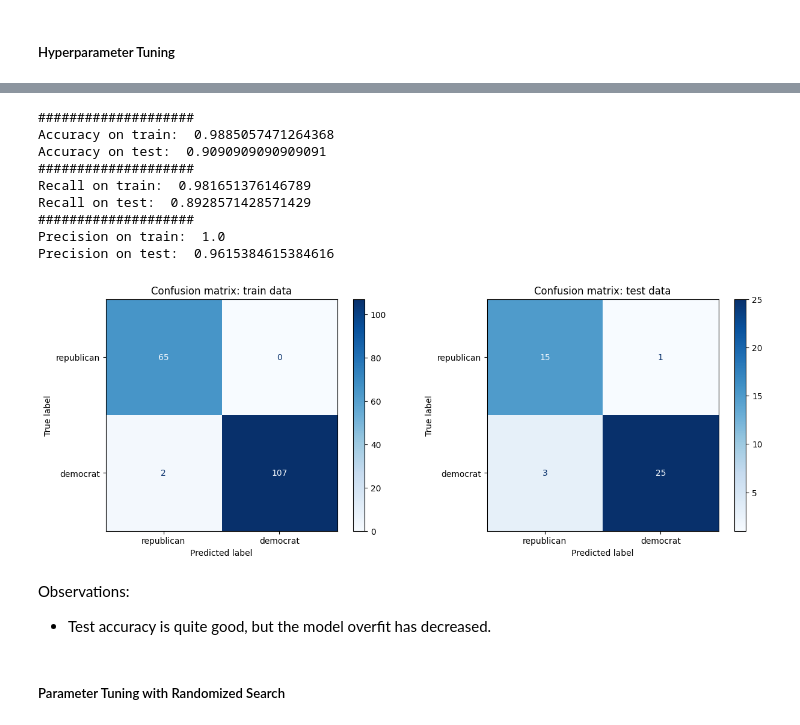
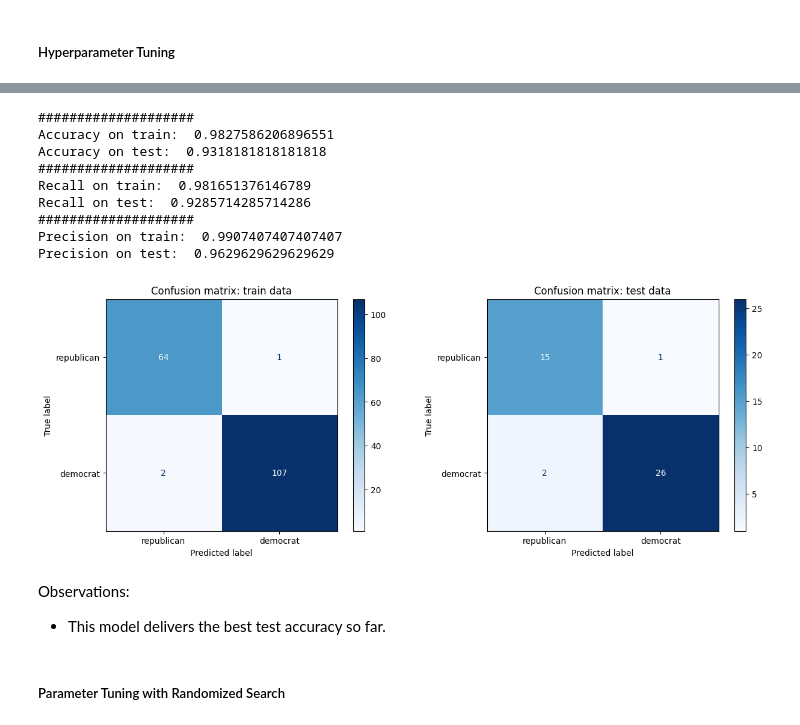
Before and after one commit to nadiaverdha/MachineLearningEx1, a Jupyter notebook: Ex1_kaggle_small.ipynb, the cells around one changed output, grey strips where cells are left out. Saved outputs shown, nothing was run; the diff lists cells and outputs as text; code cells hidden in the pictures.

```diff
--- a/Ex1_kaggle_small.ipynb
+++ b/Ex1_kaggle_small.ipynb
@@ -603,0 +598,5 @@ RandomizedSearchCV(cv=KFold(n_splits=10, random_state=1, shuffle=True),
+# %%
+start_time = time.time()
+rand_search_tree.fit(X_train,y_train)
+end_time = time.time()
+print('Average execution time across 10 fold ',str((end_time-start_time)/10))
@@ -721,21 +741,26 @@ Precision on test:  0.8709677419354839
 # %% [markdown]
 ##### Hyperparameter Tuning
 # %%
+imputer =  KNNImputer(n_neighbors=5, weights='distance', metric='nan_euclidean')
+
+pipeline = Pipeline([
+    ('imputer', imputer),
+    ('rf',RandomForestClassifier(random_state = 1))
+])
 #parameter grid
 param_grid = {
-    'bootstrap': [True,False],
-    'n_estimators': [10,30,50,80,100, 200, 300,400,500,600, 1000],
-    'max_depth':[3,5,8,15,20,25,30],
-    'class_weight':[None,'balanced']
-}
-#base model
-rf = RandomForestClassifier(random_state = 1)
+    'rf__bootstrap': [True,False],
+    'rf__n_estimators': [10,30,50,80,100, 200, 300,400,500,600, 1000],
+    'rf__max_depth':[3,5,8,15,20,25,30] ,
+    'rf__class_weight':[None,'balanced'],
+    'imputer__n_neighbors':[5],
+    'imputer__weights':['distance'],
+    'imputer__metric': ['nan_euclidean']}
+
 
 kf = KFold(n_splits= 10, shuffle=True, random_state=1)
 scorer = make_scorer(accuracy_score)
 
 
-grid_search_rf = GridSearchCV(estimator = rf, param_grid = param_grid,
+grid_search_rf = GridSearchCV(estimator = pipeline, param_grid = param_grid,
                           cv = kf, n_jobs = -1, verbose = 2,scoring = scorer)
-# %%
-grid_search_rf.fit(X_train_imputed, y_train)
@@ -767,0 +767,4 @@ GridSearchCV(cv=KFold(n_splits=10, random_state=1, shuffle=True),
+# %%
+start_time = time.time()
+grid_search_rf.fit(X_train, y_train)
+end_time = time.time()
@@ -778,20 +804,20 @@ RandomForestClassifier(class_weight='balanced', max_depth=3, n_estimators=1000,
 # %%
-evaluate(rf_best)
+evaluate(rf_best,X_train,X_test)
 # %% [output]
 ####################
-Accuracy on train:  0.9885057471264368
-Accuracy on test:  0.9090909090909091
+Accuracy on train:  0.9827586206896551
+Accuracy on test:  0.9318181818181818
 ####################
 Recall on train:  0.981651376146789
-Recall on test:  0.8928571428571429
+Recall on test:  0.9285714285714286
 ####################
-Precision on train:  1.0
-Precision on test:  0.9615384615384616
+Precision on train:  0.9907407407407407
+Precision on test:  0.9629629629629629
-[figure, old version]
+[figure, new version]
-# %% [markdown]
-Observations:
-
-- Test accuracy is quite good, but the model overfit has decreased.
+# %% [markdown]
+Observations:
+
+- This model delivers the best test accuracy so far.
 # %% [markdown]
 ##### Parameter Tuning with Randomized Search
 # %%
```
Also changed, not shown: parts of 24 cells of this notebook.
